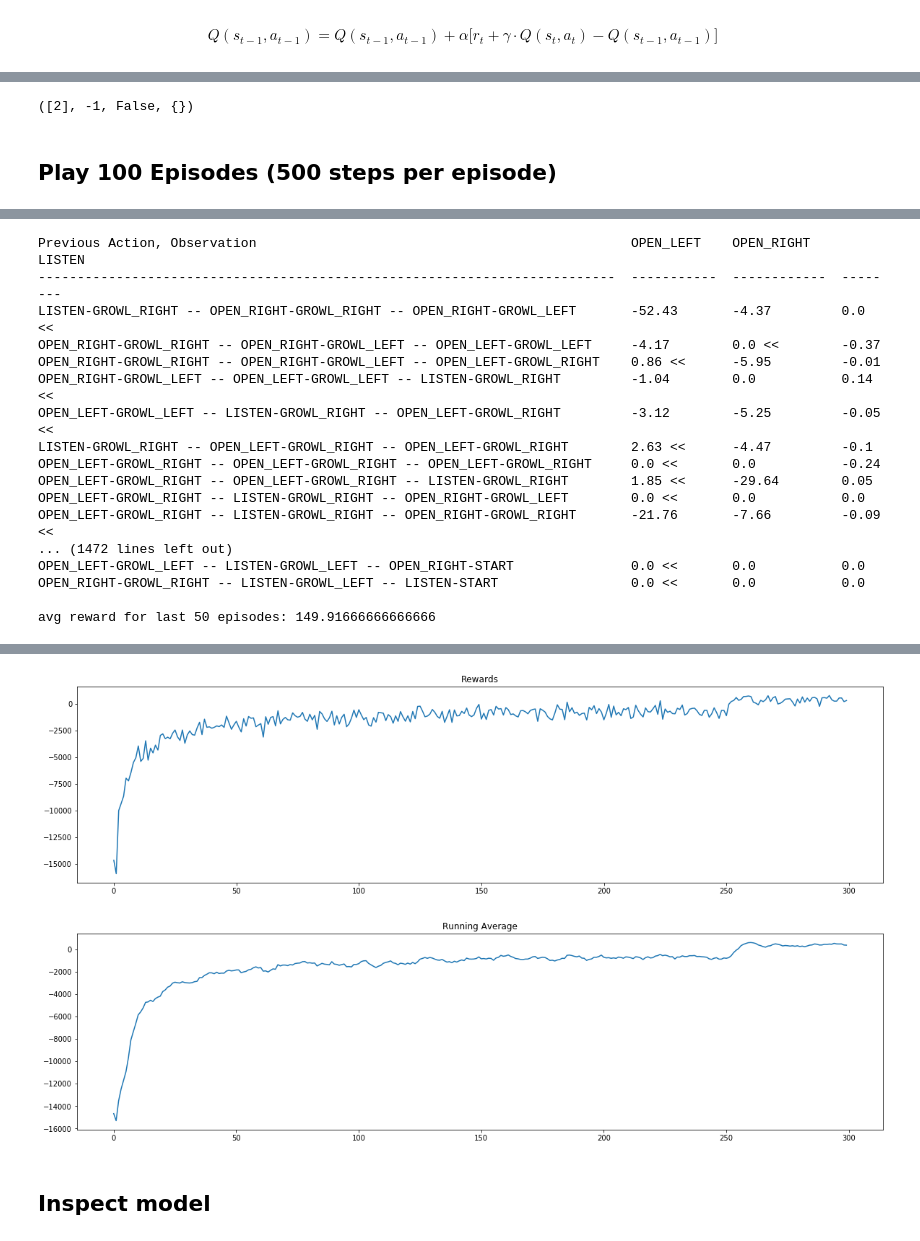
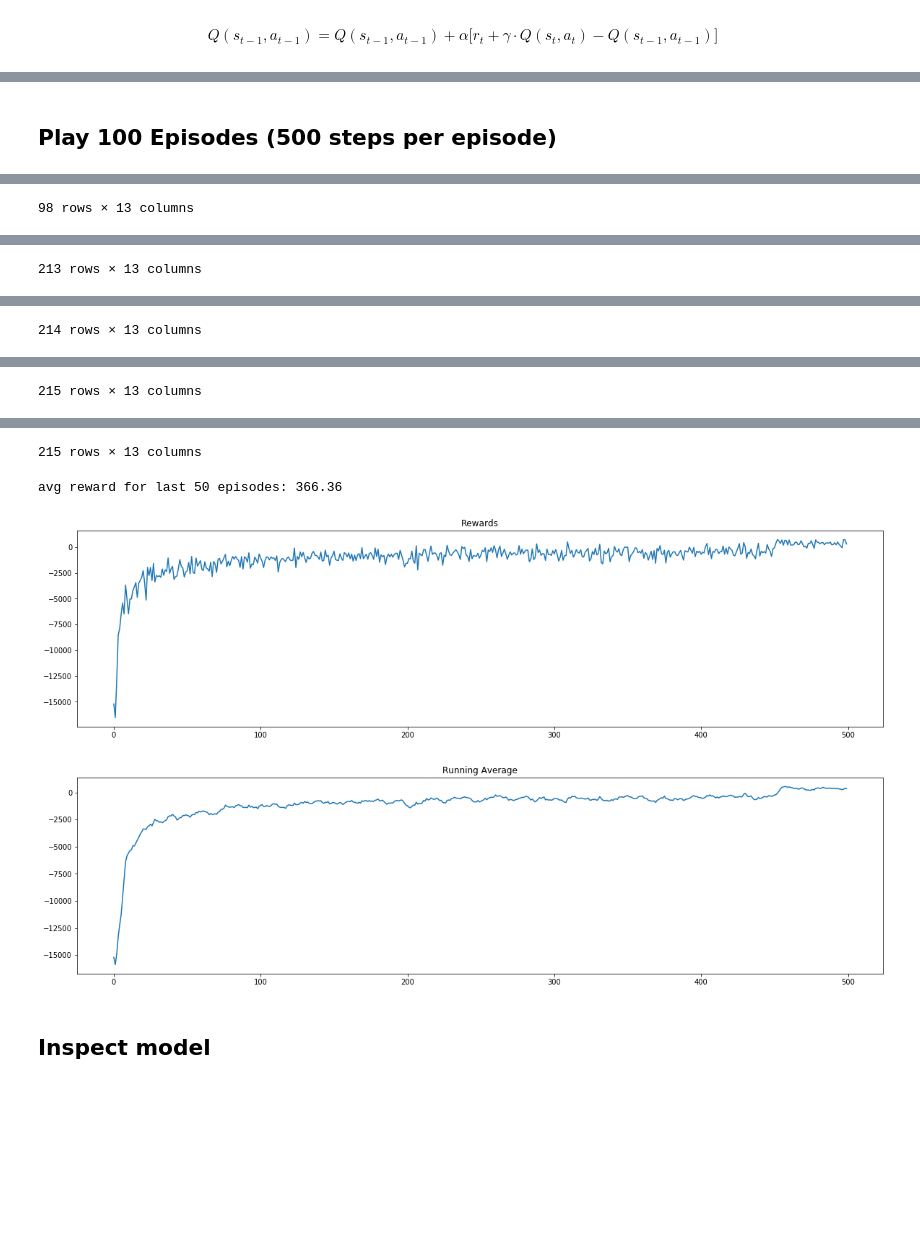
Before and after one commit to jackblandin/research, a Jupyter notebook: experiments/qlearning/basic/qlearner_obs_act_seq/qlearner-obs-act-seq.ipynb, the cells around one changed output, grey strips where cells are left out. Cells and saved outputs as stored; diff of their text form; code cells hidden in the pictures; blank space fills up the shorter version.

```diff
--- a/experiments/qlearning/basic/qlearner_obs_act_seq/qlearner-obs-act-seq.ipynb
+++ b/experiments/qlearning/basic/qlearner_obs_act_seq/qlearner-obs-act-seq.ipynb
@@ -139,7 +160,3 @@ t     | o_t-1       | a_t-1      | r     | o_t         | a_t
-# %%
-env.step(2)
-# %% [output]
-([2], -1, False, {})
 # %% [markdown]
 ## Play 100 Episodes (500 steps per episode)
 # %%
@@ -159,7 +176,7 @@ env.__init__(reward_tiger=-100, reward_gold=10, reward_listen=-1,
 
 ft = ObsActSeqFeatureTransformer()
 
-model = QLearnerObsActSeq(env, ft, initial_alpha=.5, gamma=.8, alpha_decay=.4,
+model = QLearnerObsActSeq(env, ft, initial_alpha=.5, gamma=.9, alpha_decay=.4,
                           seq_len=3)
 
 eps = 1
@@ -167,7 +184,7 @@ n = 0
 done = False
 ot = env.reset()
 
-N = 300
+N = 500
 totalrewards = np.empty(N)
 for n in range(N):
     if n > (N-50):
@@ -177,10 +194,10 @@ for n in range(N):
     totalreward = play_one(env, model, eps)
     totalrewards[n] = totalreward
     if n % (N/5) == 0:
-        print(str(model))
+        display(model.to_df())
 
 print("avg reward for last 50 episodes:",
-      totalrewards[int(-1*(N/5)):].mean())
+      totalrewards[-50:].mean())
 
 fig, ax = plt.subplots(1, 1, figsize=(20, 5))
 ax.plot(totalrewards)
@@ -191,17 +225 @@ plot_running_avg(totalrewards, window=5)
-Previous Action, Observation                                                OPEN_LEFT    OPEN_RIGHT    LISTEN
---------------------------------------------------------------------------  -----------  ------------  --------
-LISTEN-GROWL_RIGHT -- OPEN_RIGHT-GROWL_RIGHT -- OPEN_RIGHT-GROWL_LEFT       -52.43       -4.37         0.0 <<
-OPEN_RIGHT-GROWL_RIGHT -- OPEN_RIGHT-GROWL_LEFT -- OPEN_LEFT-GROWL_LEFT     -4.17        0.0 <<        -0.37
-OPEN_RIGHT-GROWL_RIGHT -- OPEN_RIGHT-GROWL_LEFT -- OPEN_LEFT-GROWL_RIGHT    0.86 <<      -5.95         -0.01
-OPEN_RIGHT-GROWL_LEFT -- OPEN_LEFT-GROWL_LEFT -- LISTEN-GROWL_RIGHT         -1.04        0.0           0.14 <<
-OPEN_LEFT-GROWL_LEFT -- LISTEN-GROWL_RIGHT -- OPEN_LEFT-GROWL_RIGHT         -3.12        -5.25         -0.05 <<
-LISTEN-GROWL_RIGHT -- OPEN_LEFT-GROWL_RIGHT -- OPEN_LEFT-GROWL_RIGHT        2.63 <<      -4.47         -0.1
-OPEN_LEFT-GROWL_RIGHT -- OPEN_LEFT-GROWL_RIGHT -- OPEN_LEFT-GROWL_RIGHT     0.0 <<       0.0           -0.24
-OPEN_LEFT-GROWL_RIGHT -- OPEN_LEFT-GROWL_RIGHT -- LISTEN-GROWL_RIGHT        1.85 <<      -29.64        0.05
-OPEN_LEFT-GROWL_RIGHT -- LISTEN-GROWL_RIGHT -- OPEN_RIGHT-GROWL_LEFT        0.0 <<       0.0           0.0
-OPEN_LEFT-GROWL_RIGHT -- LISTEN-GROWL_RIGHT -- OPEN_RIGHT-GROWL_RIGHT       -21.76       -7.66         -0.09 <<
-... (1472 lines left out)
-OPEN_LEFT-GROWL_LEFT -- LISTEN-GROWL_LEFT -- OPEN_RIGHT-START               0.0 <<       0.0           0.0
-OPEN_RIGHT-GROWL_RIGHT -- LISTEN-GROWL_LEFT -- LISTEN-START                 0.0 <<       0.0           0.0
-
-avg reward for last 50 episodes: 149.91666666666666
+98 rows × 13 columns
@@ -207,0 +243 @@ avg reward for last 50 episodes: 149.91666666666666
+213 rows × 13 columns
@@ -207,0 +261 @@ avg reward for last 50 episodes: 149.91666666666666
+214 rows × 13 columns
@@ -207,0 +279 @@ avg reward for last 50 episodes: 149.91666666666666
+215 rows × 13 columns
@@ -208,4 +297,6 @@ avg reward for last 50 episodes: 149.91666666666666
+215 rows × 13 columns
+avg reward for last 50 episodes: 366.36
-[figure, old version]
+[figure, new version]
-[figure, old version]
+[figure, new version]
 # %% [markdown]
 ## Inspect model
```
Also changed, not shown: parts of 7 cells of this notebook, 4 other files.
